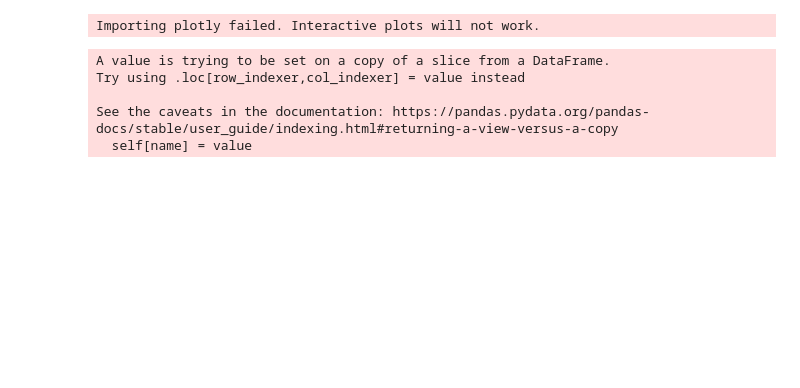
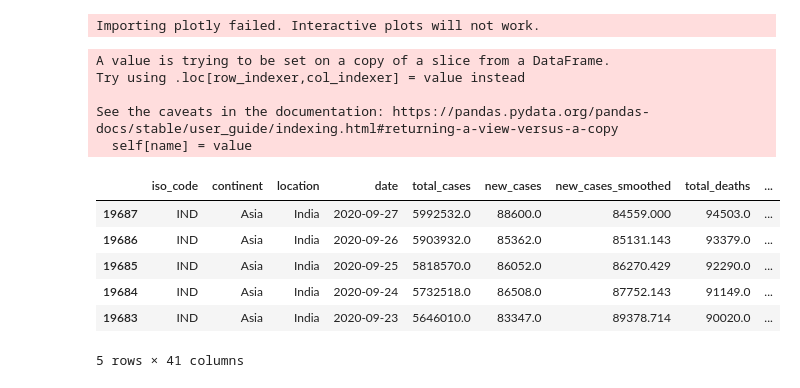
Before and after one commit to darekarsam/covidTimeSeries, a Jupyter notebook: covidTS.ipynb, the cells around one changed output. Drawn from its saved outputs; the diff is of its cells as text; code cells hidden in the pictures; blank space fills up the shorter version.

```diff
--- a/covidTS.ipynb
+++ b/covidTS.ipynb
@@ -13,14 +13,22 @@ content = requests.get(url).content
 data = pd.read_csv(io.StringIO(content.decode('utf-8')))
 indiaData = data[data.location=='India']
 # %%
-indiaData.head()
+
 indiaData.date = pd.to_datetime(indiaData.date, format='%Y-%m-%d')
+indiaData.sort_values(by='date', ascending=False).head()
 # %% [output]
 A value is trying to be set on a copy of a slice from a DataFrame.
 Try using .loc[row_indexer,col_indexer] = value instead
 
 See the caveats in the documentation: https://pandas.pydata.org/pandas-docs/stable/user_guide/indexing.html#returning-a-view-versus-a-copy
   self[name] = value
+|  | iso_code | continent | location | date | total_cases | new_cases | new_cases_smoothed | total_deaths | ... |
+| 19687 | IND | Asia | India | 2020-09-27 | 5992532.0 | 88600.0 | 84559.000 | 94503.0 | ... |
+| 19686 | IND | Asia | India | 2020-09-26 | 5903932.0 | 85362.0 | 85131.143 | 93379.0 | ... |
+| 19685 | IND | Asia | India | 2020-09-25 | 5818570.0 | 86052.0 | 86270.429 | 92290.0 | ... |
+| 19684 | IND | Asia | India | 2020-09-24 | 5732518.0 | 86508.0 | 87752.143 | 91149.0 | ... |
+| 19683 | IND | Asia | India | 2020-09-23 | 5646010.0 | 83347.0 | 89378.714 | 90020.0 | ... |
+5 rows × 41 columns
 # %%
 plt.figure(figsize=(20, 10))
 ax = sns.lineplot(x='date', y='total_cases', data=indiaData, label='Confirmed', color='blue')
```
Also changed, not shown: parts of 6 cells of this notebook.
